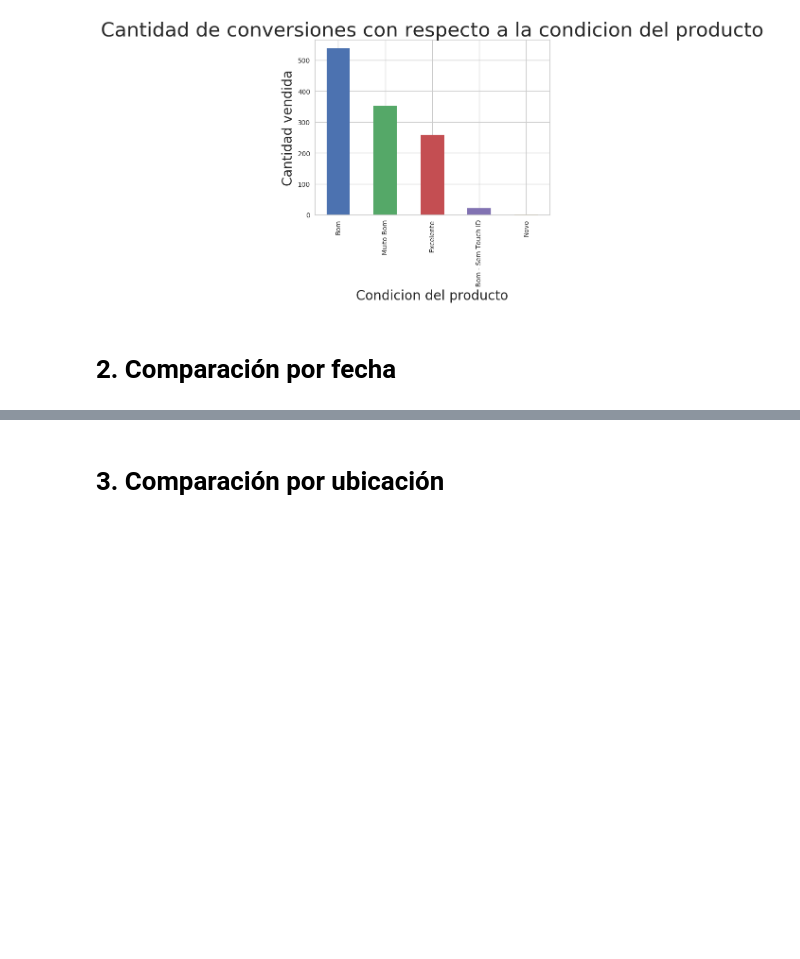
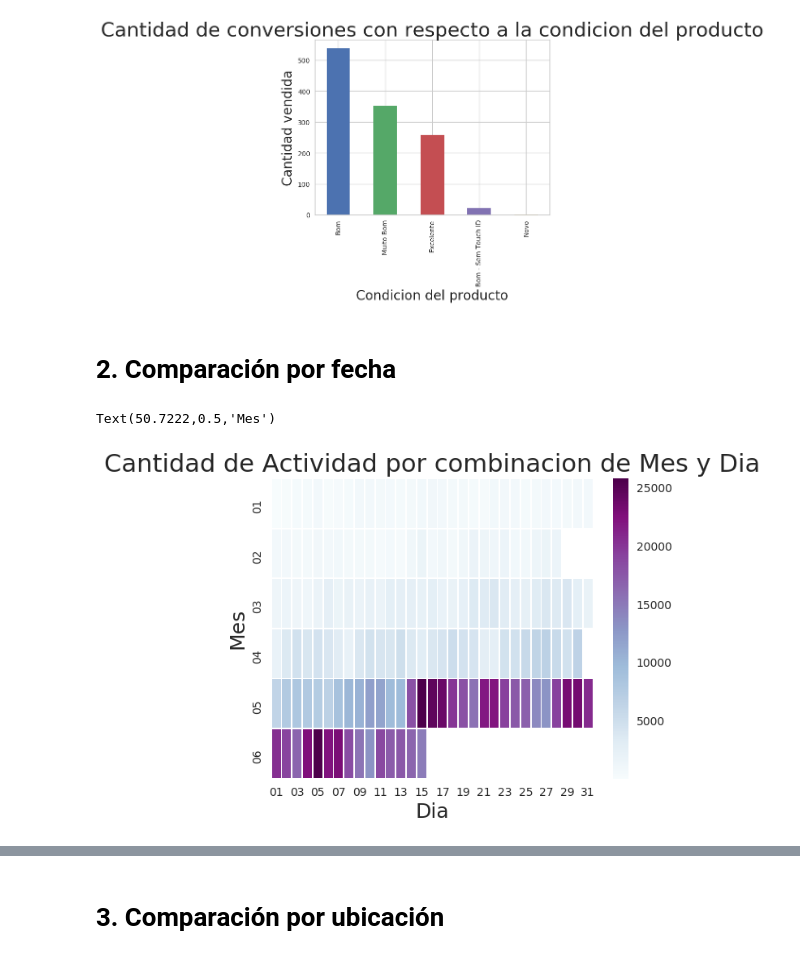
Before and after one commit to EugeFranchi/TP1_Datos, a Jupyter notebook: TpDatos.ipynb, the cells around one changed output, grey strips where cells are left out. Drawn from its saved outputs; the diff is of its cells as text; code cells hidden in the pictures; blank space fills up the shorter version.

```diff
--- a/TpDatos.ipynb
+++ b/TpDatos.ipynb
@@ -169,2 +169,13 @@ Agego las columnas año, mes y dia.
 '''
 dataframe['año'],dataframe['mes'],dataframe['dia']= dataframe['timestamp'].str.split(' ').str[0].str.split('-').str
+# %%
+dataframe['actividad'] = 1
+for_heatmap = dataframe.pivot_table(index='mes', columns='dia', values='actividad', aggfunc='sum')
+# %%
+g = sns.heatmap(for_heatmap, linewidths=.5, cmap="BuPu") # annot=True
+g.set_title("Cantidad de Actividad por combinacion de Mes y Dia", fontsize=22)
+g.set_xlabel("Dia",fontsize=18)
+g.set_ylabel("Mes", fontsize=18)
+# %% [output]
+Text(50.7222,0.5,'Mes')
+[figure, added]
```
Also changed, not shown: parts of 8 cells of this notebook.
